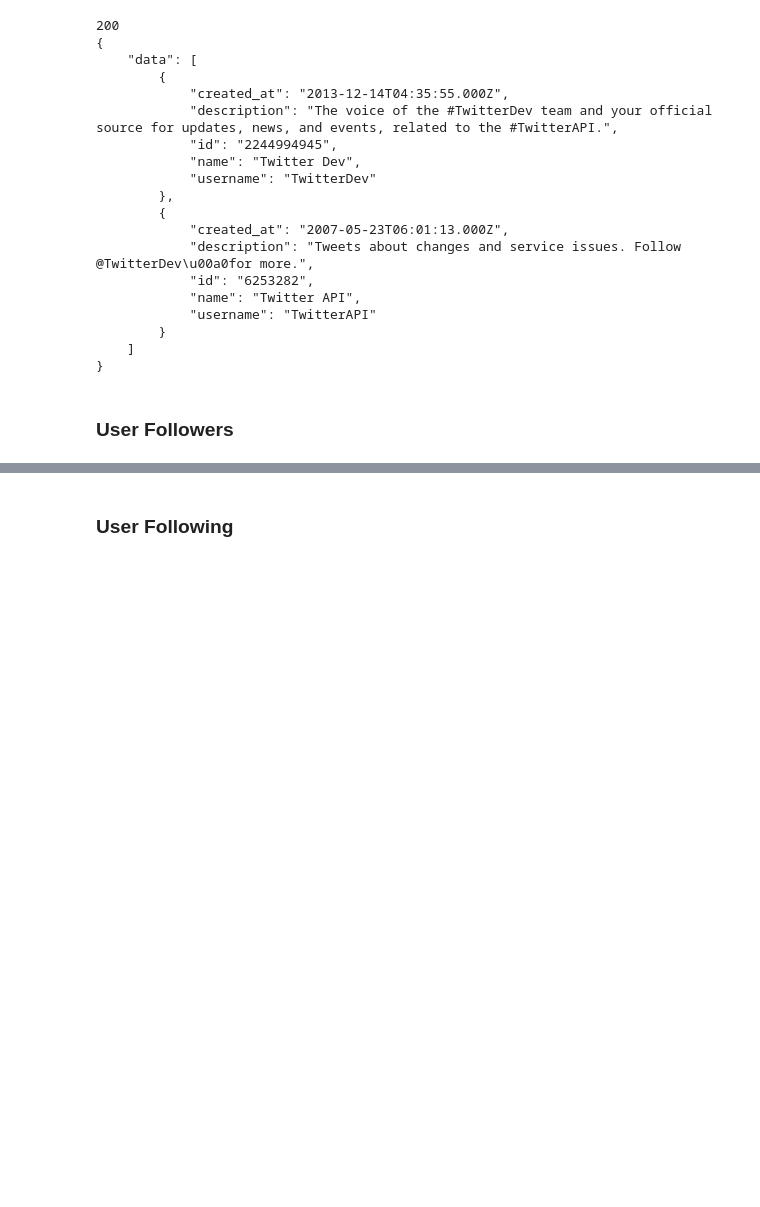
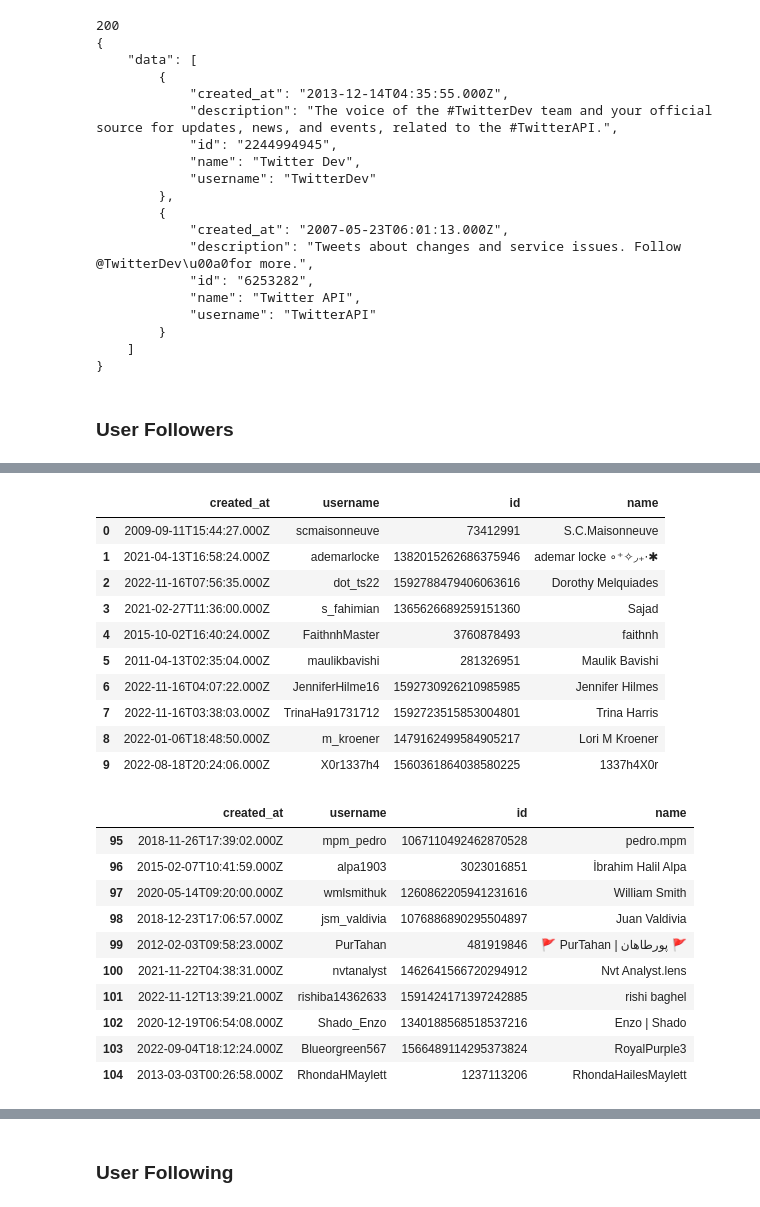
Before and after one commit to jon-chun/scrape-social-medias, a Jupyter notebook: scrape_twitter_usgovs_simple.ipynb, the cells around one changed output, grey strips where cells are left out. Drawn from its saved outputs; the diff is of its cells as text; code cells hidden in the pictures; blank space fills up the shorter version.

```diff
--- a/scrape_twitter_usgovs_simple.ipynb
+++ b/scrape_twitter_usgovs_simple.ipynb
@@ -410,17 +486,14 @@ print(json.dumps(json_response, indent=4, sort_keys=True))
 # %%
-def get_followers(user_id):
-    url = "https://api.twitter.com/2/users/{}/following".format(user_id)
-    params = {"user.fields": "created_at"}
-    json_response = connect_to_endpoint_with_params(url, params)
-    return json_response
+# Test
+user_id = 2244994945
 
-# Test
-user_id = 234896532
-json_response = get_followers(user_id)
-print(json.dumps(json_response, indent=4, sort_keys=True))
+url = "https://api.twitter.com/2/users/{}/followers".format(user_id)
+params = {"user.fields": "created_at"}
+json_response = connect_to_endpoint_with_params(url, params)
 
-my_followers_df = pd.DataFrame(json_response['data'])
-my_followers_df.head()
-my_followers_df.info()
+followers_df = pd.json_normalize(json_response['data'])
+followers_ct = followers_df.shape[0]
+followers_df.head()
+followers_df.info()
 # %% [output]
 200
@@ -459,0 +537,4 @@ memory usage: 3.2+ KB
+# %%
+govs_d_followers_df = get_followers(2244994945)
+govs_d_followers_df.head()
+govs_d_followers_df.info()
@@ -459,0 +576,28 @@ memory usage: 3.2+ KB
+# %%
+# Check not just repeating every 100
+
+govs_d_followers_df.iloc[0:10]
+govs_d_followers_df.iloc[95:105]
+# %% [output]
+|  | created_at | username | id | name |
+| 0 | 2009-09-11T15:44:27.000Z | scmaisonneuve | 73412991 | S.C.Maisonneuve |
+| 1 | 2021-04-13T16:58:24.000Z | ademarlocke | 1382015262686375946 | ademar locke ∘⁺✧◞₊⋅✱ |
+| 2 | 2022-11-16T07:56:35.000Z | dot_ts22 | 1592788479406063616 | Dorothy Melquiades |
+| 3 | 2021-02-27T11:36:00.000Z | s_fahimian | 1365626689259151360 | Sajad |
+| 4 | 2015-10-02T16:40:24.000Z | FaithnhMaster | 3760878493 | faithnh |
+| 5 | 2011-04-13T02:35:04.000Z | maulikbavishi | 281326951 | Maulik Bavishi |
+| 6 | 2022-11-16T04:07:22.000Z | JenniferHilme16 | 1592730926210985985 | Jennifer Hilmes |
+| 7 | 2022-11-16T03:38:03.000Z | TrinaHa91731712 | 1592723515853004801 | Trina Harris |
+| 8 | 2022-01-06T18:48:50.000Z | m_kroener | 1479162499584905217 | Lori M Kroener |
+| 9 | 2022-08-18T20:24:06.000Z | X0r1337h4 | 1560361864038580225 | 1337h4X0r |
+|  | created_at | username | id | name |
+| 95 | 2018-11-26T17:39:02.000Z | mpm_pedro | 1067110492462870528 | pedro.mpm |
+| 96 | 2015-02-07T10:41:59.000Z | alpa1903 | 3023016851 | İbrahim Halil Alpa |
+| 97 | 2020-05-14T09:20:00.000Z | wmlsmithuk | 1260862205941231616 | William Smith |
+| 98 | 2018-12-23T17:06:57.000Z | jsm_valdivia | 1076886890295504897 | Juan Valdivia |
+| 99 | 2012-02-03T09:58:23.000Z | PurTahan | 481919846 | 🚩 PurTahan | پورطاهان 🚩 |
+| 100 | 2021-11-22T04:38:31.000Z | nvtanalyst | 1462641566720294912 | Nvt Analyst.lens |
+| 101 | 2022-11-12T13:39:21.000Z | rishiba14362633 | 1591424171397242885 | rishi baghel |
+| 102 | 2020-12-19T06:54:08.000Z | Shado_Enzo | 1340188568518537216 | Enzo | Shado |
+| 103 | 2022-09-04T18:12:24.000Z | Blueorgreen567 | 1566489114295373824 | RoyalPurple3 |
+| 104 | 2013-03-03T00:26:58.000Z | RhondaHMaylett | 1237113206 | RhondaHailesMaylett |
```
Also changed, not shown: parts of 23 cells of this notebook, 3 other files.
